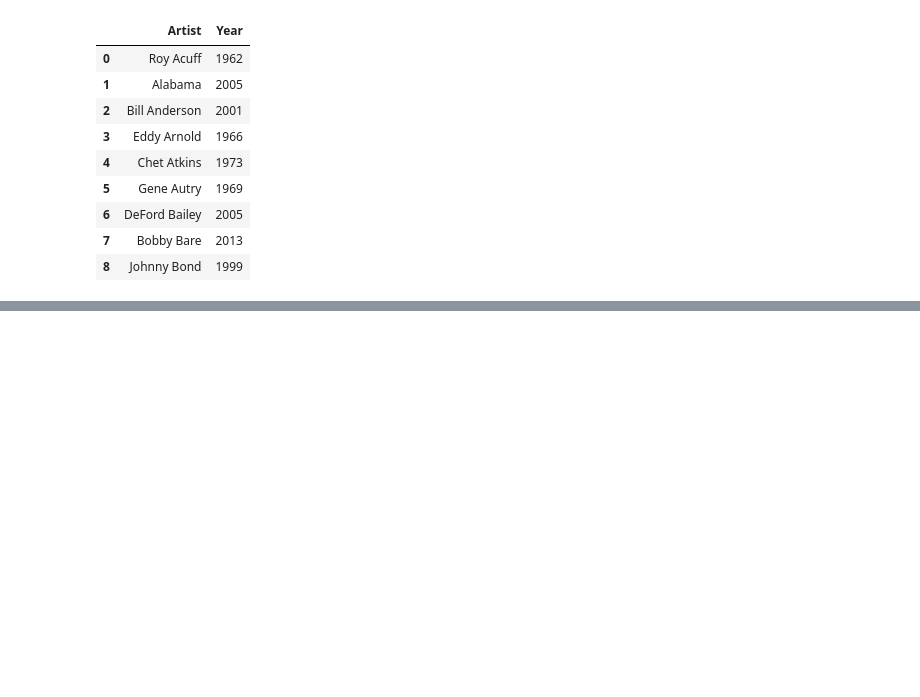
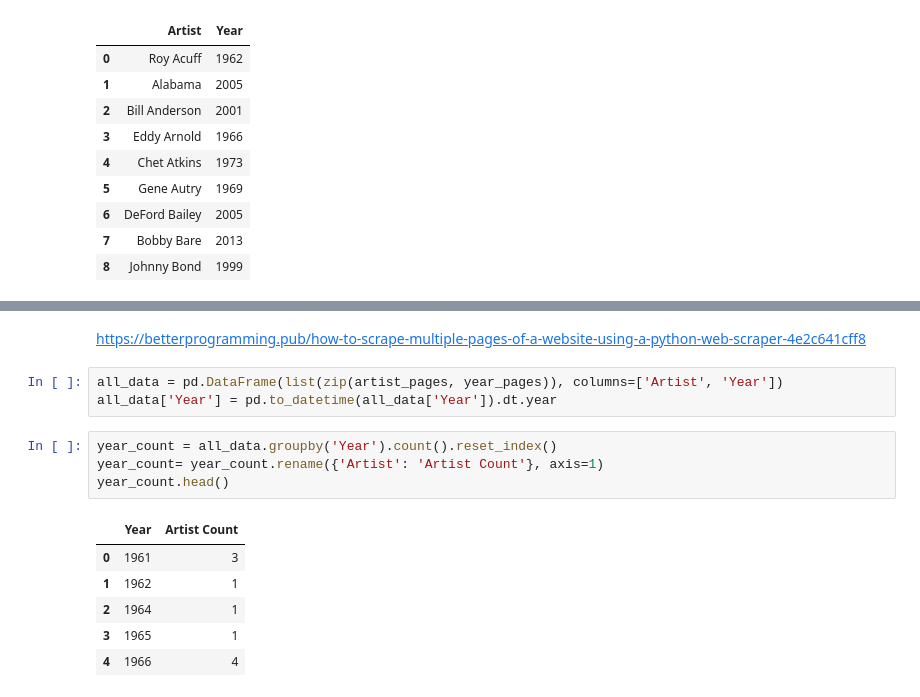
Before and after one commit to Chericehere/web-scraping-country-music-hof-Chericehere, a Jupyter notebook: Country Music Hall of Fame.ipynb, the cells around one changed output, grey strips where cells are left out. Cells and saved outputs as stored; diff of their text form; blank space fills up the shorter version.

```diff
--- a/Country Music Hall of Fame.ipynb
+++ b/Country Music Hall of Fame.ipynb
@@ -201,0 +165,16 @@ print(all_names)
+# %% [markdown]
+https://betterprogramming.pub/how-to-scrape-multiple-pages-of-a-website-using-a-python-web-scraper-4e2c641cff8
+# %%
+all_data = pd.DataFrame(list(zip(artist_pages, year_pages)), columns=['Artist', 'Year'])
+all_data['Year'] = pd.to_datetime(all_data['Year']).dt.year
+# %%
+year_count = all_data.groupby('Year').count().reset_index()
+year_count= year_count.rename({'Artist': 'Artist Count'}, axis=1)
+year_count.head()
+# %% [output]
+|  | Year | Artist Count |
+| 0 | 1961 | 3 |
+| 1 | 1962 | 1 |
+| 2 | 1964 | 1 |
+| 3 | 1965 | 1 |
+| 4 | 1966 | 4 |
```
Also changed, not shown: parts of 18 cells of this notebook.
